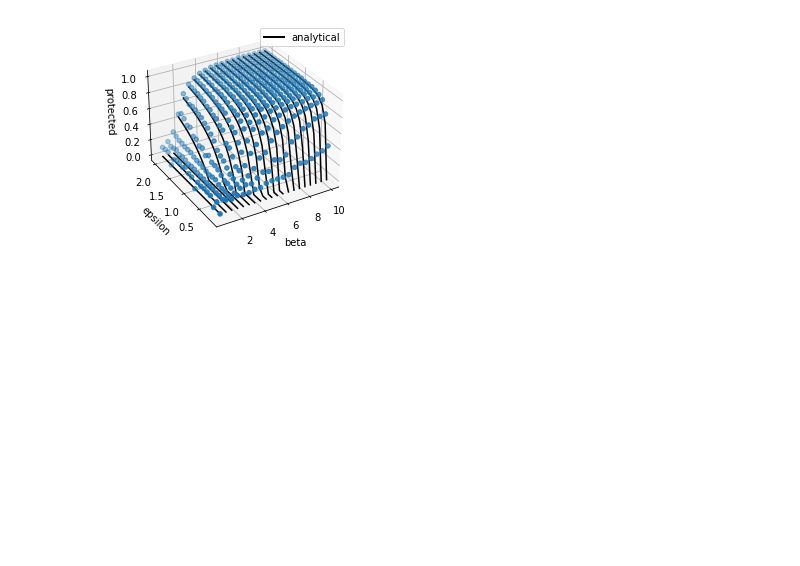
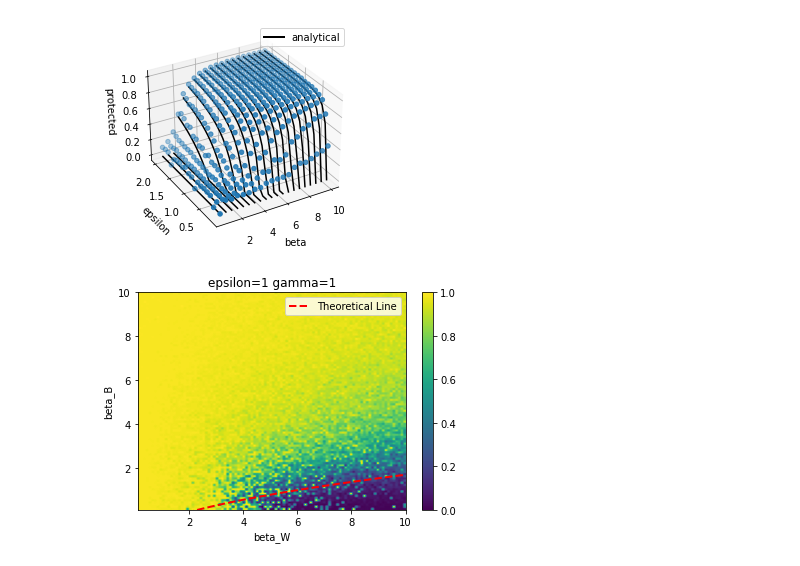
Before and after one commit to aaleta/C72h-whiteworms, a Jupyter notebook: notebooks/homogeneous_approximation.ipynb, the cells around one changed output. Saved outputs shown, nothing was run; the diff lists cells and outputs as text; code cells hidden in the pictures; blank space fills up the shorter version.

Commit message:
fixed botnet

```diff
--- a/notebooks/homogeneous_approximation.ipynb
+++ b/notebooks/homogeneous_approximation.ipynb
@@ -393,2 +380,25 @@ os.system(f'python main.py -a botnet -n CG_N100 -bb 1 -bw 1 -e 1 -g 1 -m 1 -i 10
+# %%
+import pathlib
+import pickle
+
+results = np.empty((0, 3))
+for file_path in pathlib.Path('results').glob('botnet_CG_N100_*'):
+
+    bB = float(file_path.stem.split('_bB')[1].split('_')[0])
+    bW = float(file_path.stem.split('_bW')[1].split('_')[0])
+
+    with open(file_path, 'rb') as file:
+        data_list = pickle.load(file)
+
+    protected = [x for x in data_list if x > 0.0]
+    protected = np.median(protected) if len(protected) else 0
+
+    results = np.vstack((results,
+                         np.array([bB, bW, protected])))
+
+results = results[results[:, 1].argsort()]
+results = results[results[:, 0].argsort(kind='mergesort')]
 # %%
-plot_2D_botnet(result)
+plot_2D_botnet(results)
+# %% [output]
+[figure, added]
```
Also changed, not shown: parts of 2 cells of this notebook, 2 other files.
